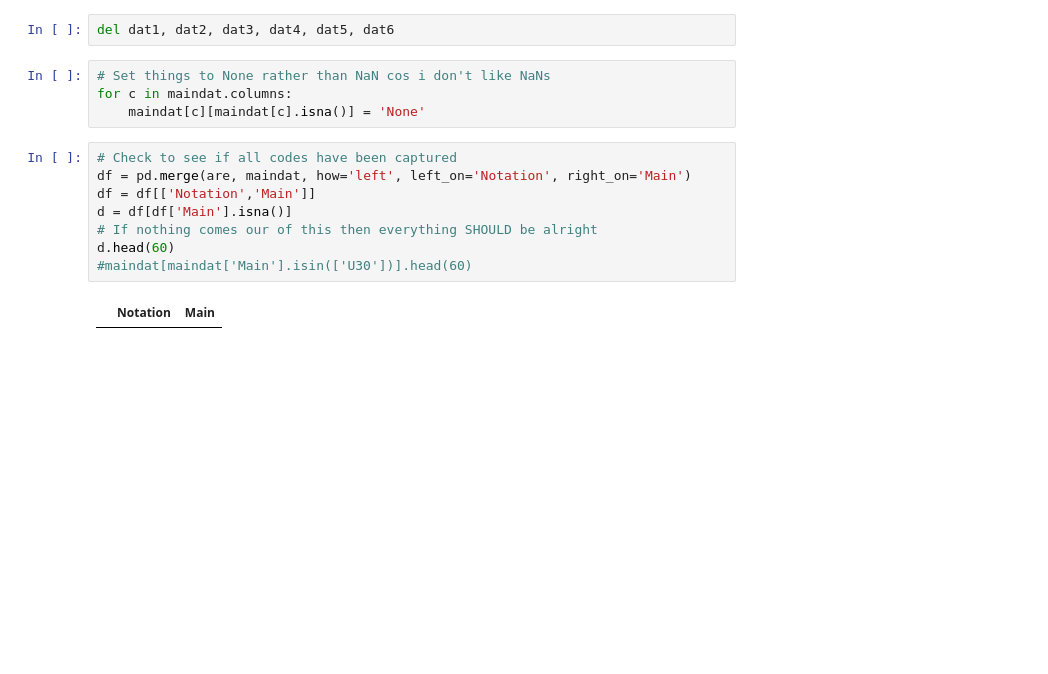
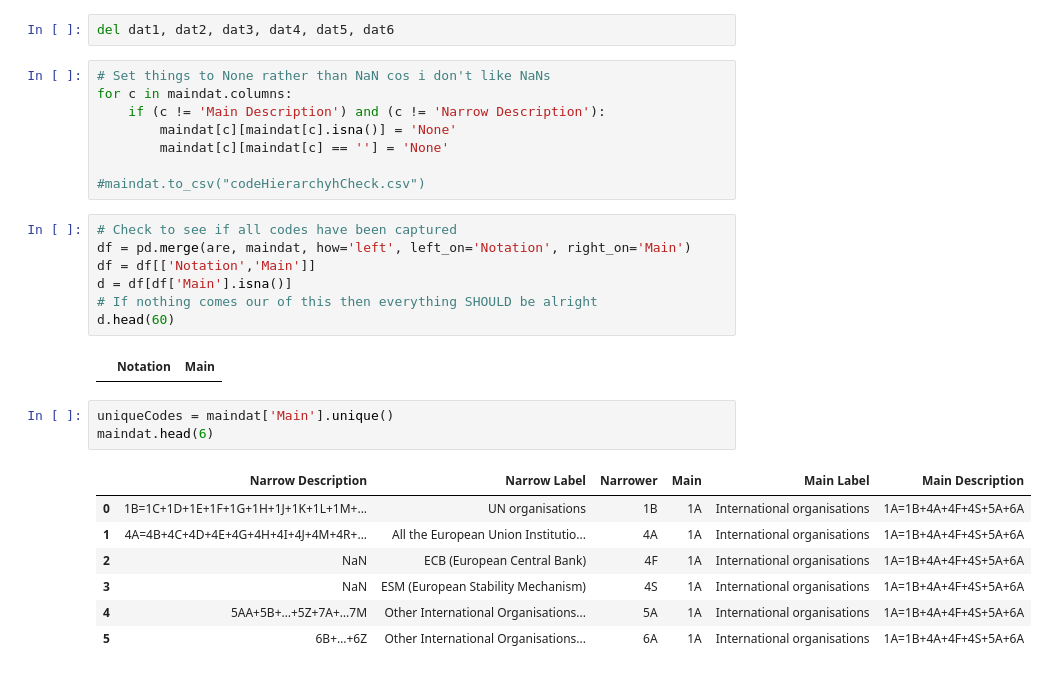
Before and after one commit to GSS-Cogs/ref_common, a Jupyter notebook: reference/bop-sdmx-codelists/code-for_bop-hierarchies.ipynb, the cells around one changed output. Cells and saved outputs as stored; diff of their text form; blank space fills up the shorter version.

```diff
--- a/reference/bop-sdmx-codelists/code-for_bop-hierarchies.ipynb
+++ b/reference/bop-sdmx-codelists/code-for_bop-hierarchies.ipynb
@@ -275,7 +294,11 @@ del dat1, dat2, dat3, dat4, dat5, dat6
 # %%
 # Set things to None rather than NaN cos i don't like NaNs
 for c in maindat.columns:
-    maindat[c][maindat[c].isna()] = 'None'
+    if (c != 'Main Description') and (c != 'Narrow Description'):
+        maindat[c][maindat[c].isna()] = 'None'
+        maindat[c][maindat[c] == ''] = 'None'
+
+#maindat.to_csv("codeHierarchyhCheck.csv")
 # %%
 # Check to see if all codes have been captured
 df = pd.merge(are, maindat, how='left', left_on='Notation', right_on='Main')
@@ -283,6 +306,16 @@ df = df[['Notation','Main']]
 d = df[df['Main'].isna()]
 # If nothing comes our of this then everything SHOULD be alright
 d.head(60)
-#maindat[maindat['Main'].isin(['U30'])].head(60)
 # %% [output]
 |  | Notation | Main |
+# %%
+uniqueCodes = maindat['Main'].unique()
+maindat.head(6)
+# %% [output]
+|  | Narrow Description | Narrow Label | Narrower | Main | Main Label | Main Description |
+| 0 | 1B=1C+1D+1E+1F+1G+1H+1J+1K+1L+1M+... | UN organisations | 1B | 1A | International organisations | 1A=1B+4A+4F+4S+5A+6A |
+| 1 | 4A=4B+4C+4D+4E+4G+4H+4I+4J+4M+4R+... | All the European Union Institutio... | 4A | 1A | International organisations | 1A=1B+4A+4F+4S+5A+6A |
+| 2 | NaN | ECB (European Central Bank) | 4F | 1A | International organisations | 1A=1B+4A+4F+4S+5A+6A |
+| 3 | NaN | ESM (European Stability Mechanism) | 4S | 1A | International organisations | 1A=1B+4A+4F+4S+5A+6A |
+| 4 | 5AA+5B+…+5Z+7A+…7M | Other International Organisations... | 5A | 1A | International organisations | 1A=1B+4A+4F+4S+5A+6A |
+| 5 | 6B+…+6Z | Other International Organisations... | 6A | 1A | International organisations | 1A=1B+4A+4F+4S+5A+6A |
```
Also changed, not shown: parts of 19 cells of this notebook, 2 other files.
